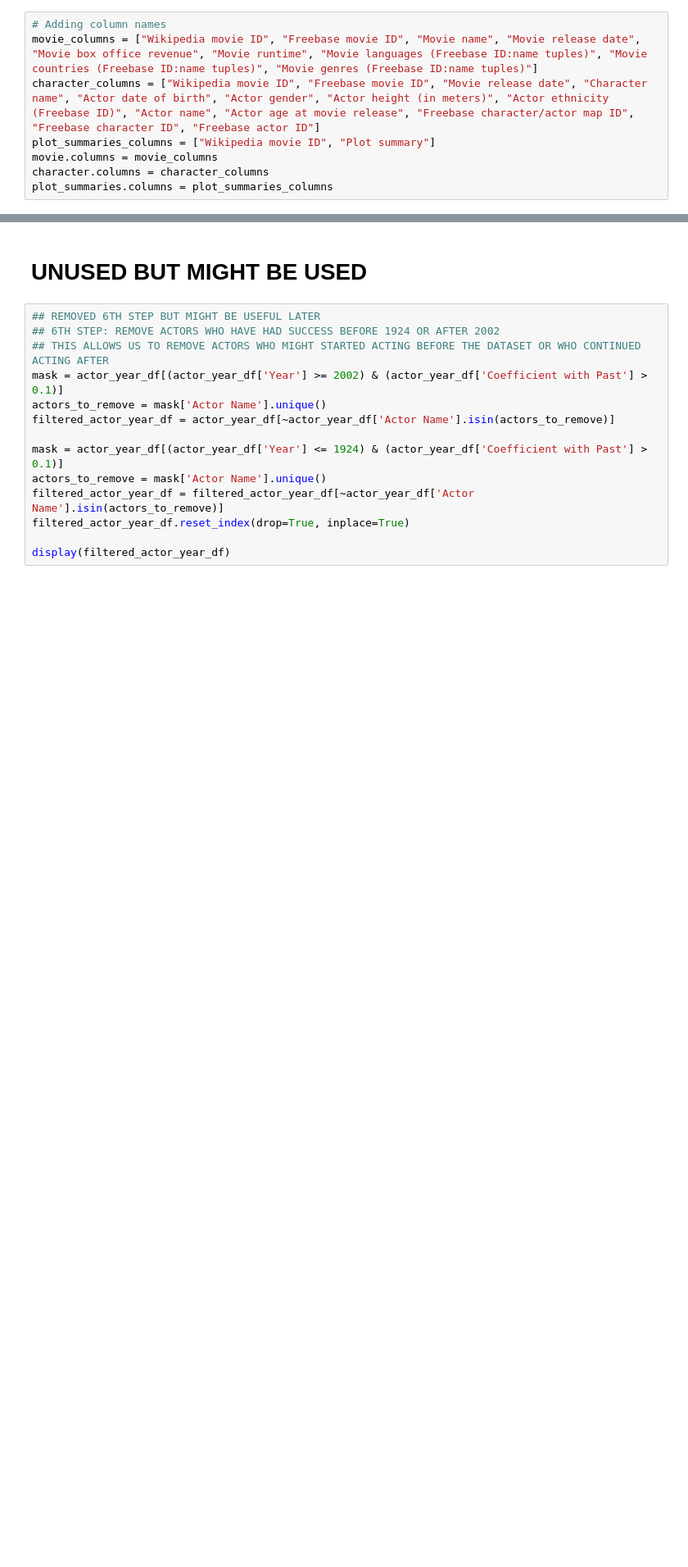
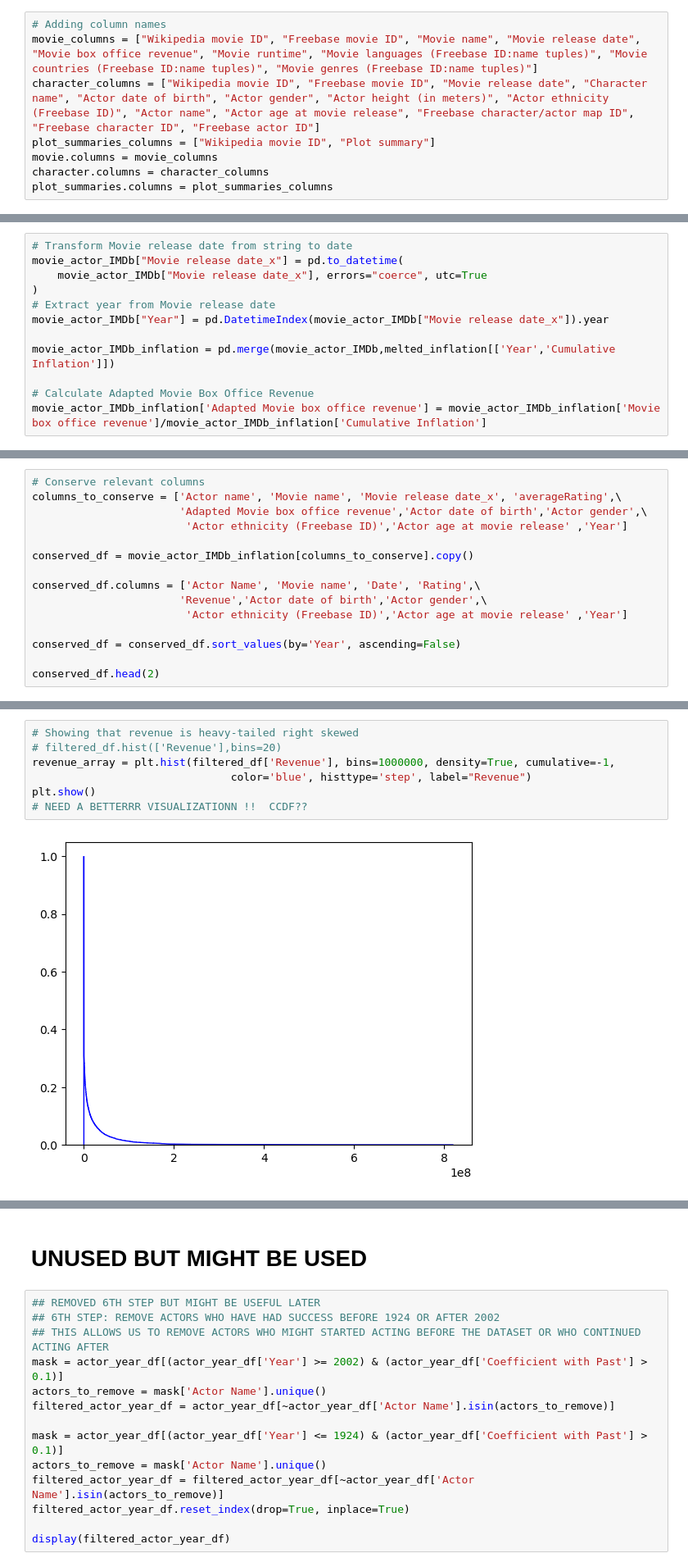
Before and after one commit to epfl-ada/ada-2023-project-pandateam23, a Jupyter notebook: Pico-Andre.ipynb, the cells around one changed output, grey strips where cells are left out. Shown at 82% size. Drawn from its saved outputs; the diff is of its cells as text; blank space fills up the shorter version.

```diff
--- a/Pico-Andre.ipynb
+++ b/Pico-Andre.ipynb
@@ -450,0 +210,12 @@ plt.show()
+# %%
+# Transform Movie release date from string to date
+movie_actor_IMDb["Movie release date_x"] = pd.to_datetime(
+    movie_actor_IMDb["Movie release date_x"], errors="coerce", utc=True
+)
+# Extract year from Movie release date
+movie_actor_IMDb["Year"] = pd.DatetimeIndex(movie_actor_IMDb["Movie release date_x"]).year
+
+movie_actor_IMDb_inflation = pd.merge(movie_actor_IMDb,melted_inflation[['Year','Cumulative Inflation']])
+
+# Calculate Adapted Movie Box Office Revenue
+movie_actor_IMDb_inflation['Adapted Movie box office revenue'] = movie_actor_IMDb_inflation['Movie box office revenue']/movie_actor_IMDb_inflation['Cumulative Inflation']
@@ -450,0 +235,15 @@ plt.show()
+# %%
+# Conserve relevant columns
+columns_to_conserve = ['Actor name', 'Movie name', 'Movie release date_x', 'averageRating',\
+                       'Adapted Movie box office revenue','Actor date of birth','Actor gender',\
+                        'Actor ethnicity (Freebase ID)','Actor age at movie release' ,'Year']
+
+conserved_df = movie_actor_IMDb_inflation[columns_to_conserve].copy()
+
+conserved_df.columns = ['Actor Name', 'Movie name', 'Date', 'Rating',\
+                       'Revenue','Actor date of birth','Actor gender',\
+                        'Actor ethnicity (Freebase ID)','Actor age at movie release' ,'Year']
+
+conserved_df = conserved_df.sort_values(by='Year', ascending=False)
+
+conserved_df.head(2)
@@ -450,0 +263,9 @@ plt.show()
+# %%
+# Showing that revenue is heavy-tailed right skewed
+# filtered_df.hist(['Revenue'],bins=20)
+revenue_array = plt.hist(filtered_df['Revenue'], bins=1000000, density=True, cumulative=-1,
+                               color='blue', histtype='step', label="Revenue")
+plt.show()
+# NEED A BETTERRR VISUALIZATIONN !!  CCDF??
+# %% [output]
+[figure, added]
```
Also changed, not shown: parts of 77 cells of this notebook.
